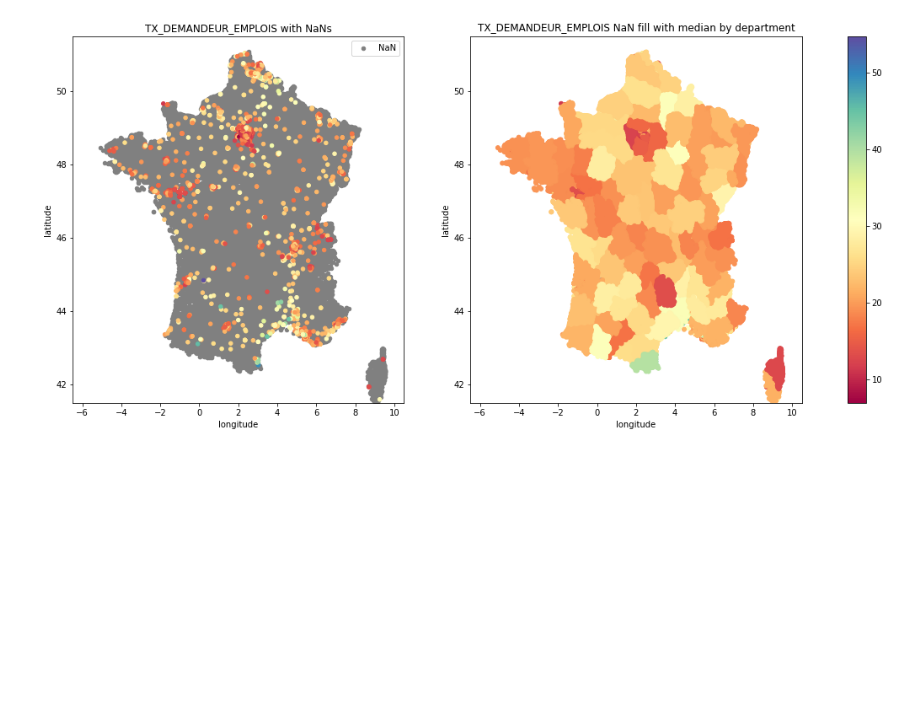
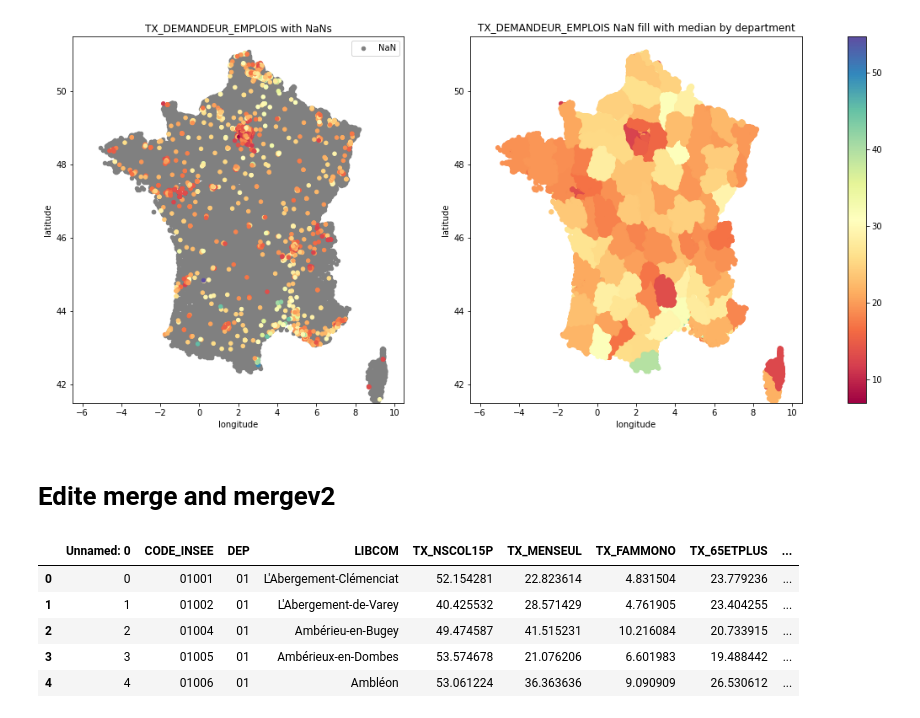
Before and after one commit to dataforgoodfr/batch8_mednum, a Jupyter notebook: notebooks/Getting_data_poverty.ipynb, the cells around one changed output. Drawn from its saved outputs; the diff is of its cells as text; code cells hidden in the pictures; blank space fills up the shorter version.

Commit message:
fix data/merge

```diff
--- a/notebooks/Getting_data_poverty.ipynb
+++ b/notebooks/Getting_data_poverty.ipynb
@@ -621,3 +621,24 @@ plt.show()
 [figure]
 # %%
 dataframe_total_demandeurs.to_csv('../data/taux_demandeurs_emploi.csv',index=False)
+# %% [markdown]
+# Edite merge and mergev2
+# %%
+# Edite merge and mergev2
+merge1 = pd.read_csv('../data/processed/data_merge.csv')
+merge2 = pd.read_csv('../data/processed/data_merge_V2.csv')
+tx_poverty = pd.read_csv('../data/taux_pauvrete.csv')
+tx_demande = pd.read_csv('../data/taux_demandeurs_emploi.csv')
+
+merge1.drop(['TX_POVERTY','TX_DEMANDEUR_EMPLOIS'],axis=1,inplace=True)
+merge1.head()
+
+merge2.drop(['TX_POVERTY','TX_DEMANDEUR_EMPLOIS'],axis=1,inplace=True)
+merge2.head()
+# %% [output]
+|  | Unnamed: 0 | CODE_INSEE | DEP | LIBCOM | TX_NSCOL15P | TX_MENSEUL | TX_FAMMONO | TX_65ETPLUS | ... |
+| 0 | 0 | 01001 | 01 | L'Abergement-Clémenciat | 52.154281 | 22.823614 | 4.831504 | 23.779236 | ... |
+| 1 | 1 | 01002 | 01 | L'Abergement-de-Varey | 40.425532 | 28.571429 | 4.761905 | 23.404255 | ... |
+| 2 | 2 | 01004 | 01 | Ambérieu-en-Bugey | 49.474587 | 41.515231 | 10.216084 | 20.733915 | ... |
+| 3 | 3 | 01005 | 01 | Ambérieux-en-Dombes | 53.574678 | 21.076206 | 6.601983 | 19.488442 | ... |
+| 4 | 4 | 01006 | 01 | Ambléon | 53.061224 | 36.363636 | 9.090909 | 26.530612 | ... |
```
Also changed, not shown: parts of 5 cells of this notebook.
